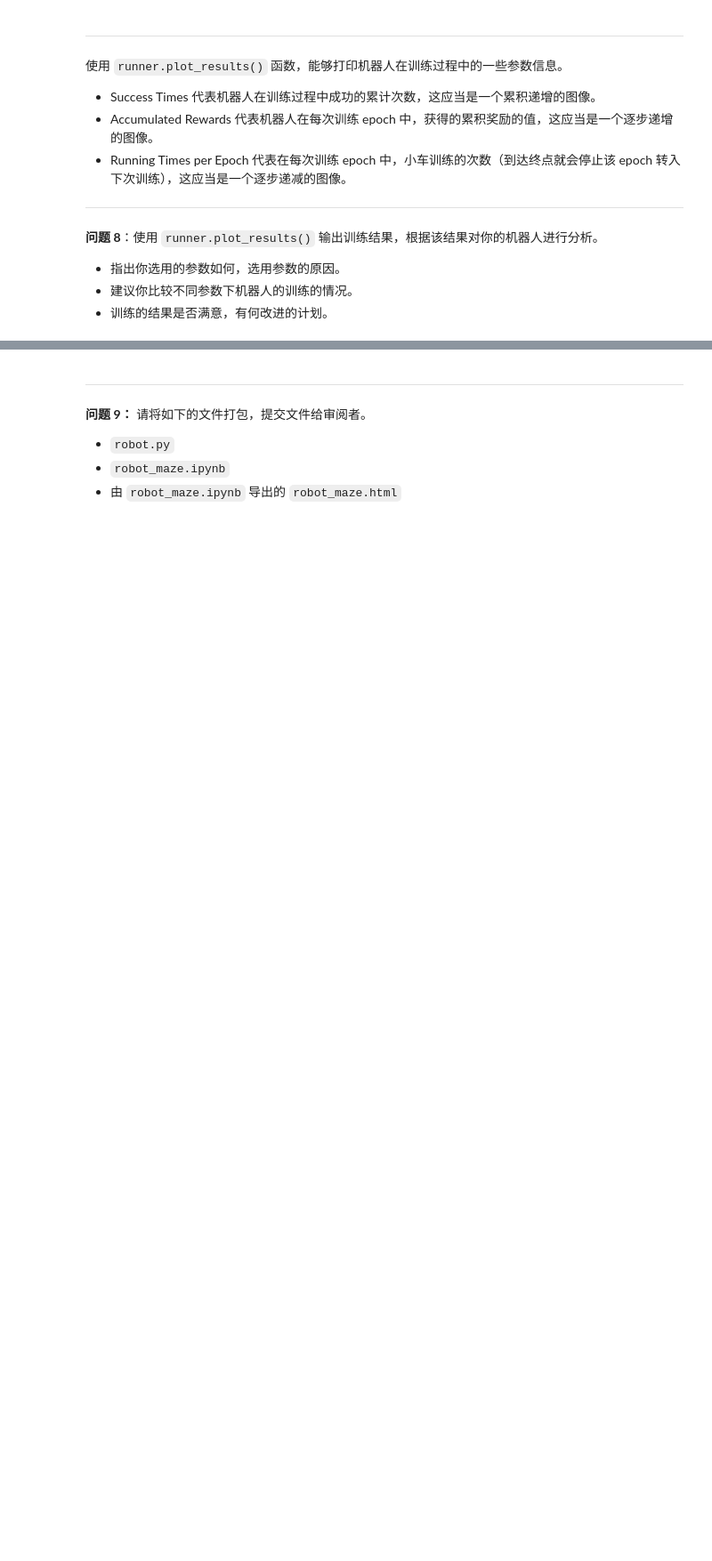
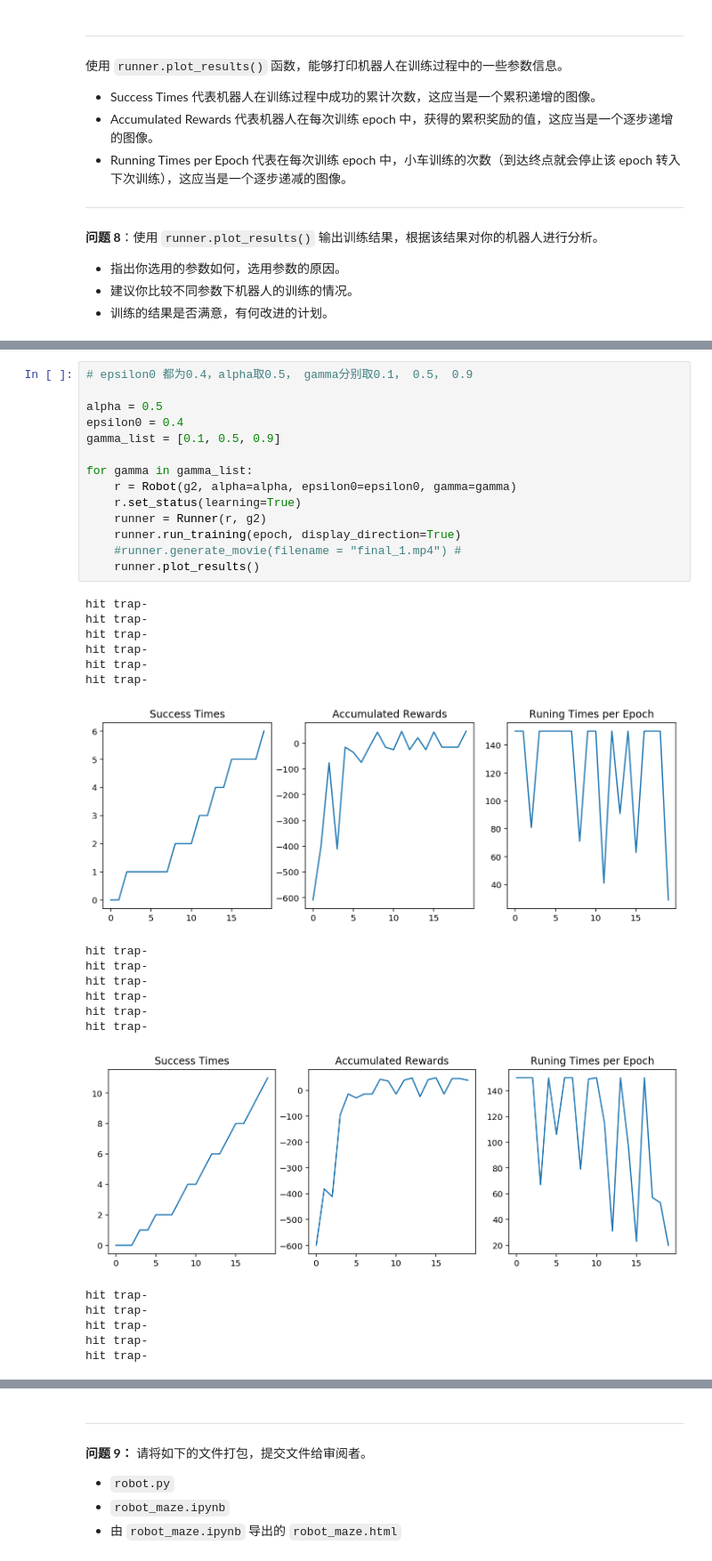
Before and after one commit to ganlanshu/MLND_CN_P5_Reinforcement_Learning, a Jupyter notebook: robot_maze.ipynb, the cells around one changed output, grey strips where cells are left out. Shown at 89% size. Cells and saved outputs as stored; diff of their text form; blank space fills up the shorter version.

```diff
--- a/robot_maze.ipynb
+++ b/robot_maze.ipynb
@@ -323,0 +400,34 @@ hithit2020i-
+# %%
+# epsilon0 都为0.4，alpha取0.5， gamma分别取0.1， 0.5， 0.9
+
+alpha = 0.5
+epsilon0 = 0.4
+gamma_list = [0.1, 0.5, 0.9]
+
+for gamma in gamma_list:
+    r = Robot(g2, alpha=alpha, epsilon0=epsilon0, gamma=gamma)
+    r.set_status(learning=True)
+    runner = Runner(r, g2)
+    runner.run_training(epoch, display_direction=True)
+    #runner.generate_movie(filename = "final_1.mp4") #
+    runner.plot_results()
+# %% [output]
+hit trap-
+hit trap-
+hit trap-
+hit trap-
+hit trap-
+hit trap-
+[figure, added]
+hit trap-
+hit trap-
+hit trap-
+hit trap-
+hit trap-
+hit trap-
+[figure, added]
+hit trap-
+hit trap-
+hit trap-
+hit trap-
+hit trap-
```
Also changed, not shown: parts of 11 cells of this notebook, 1 other file.
